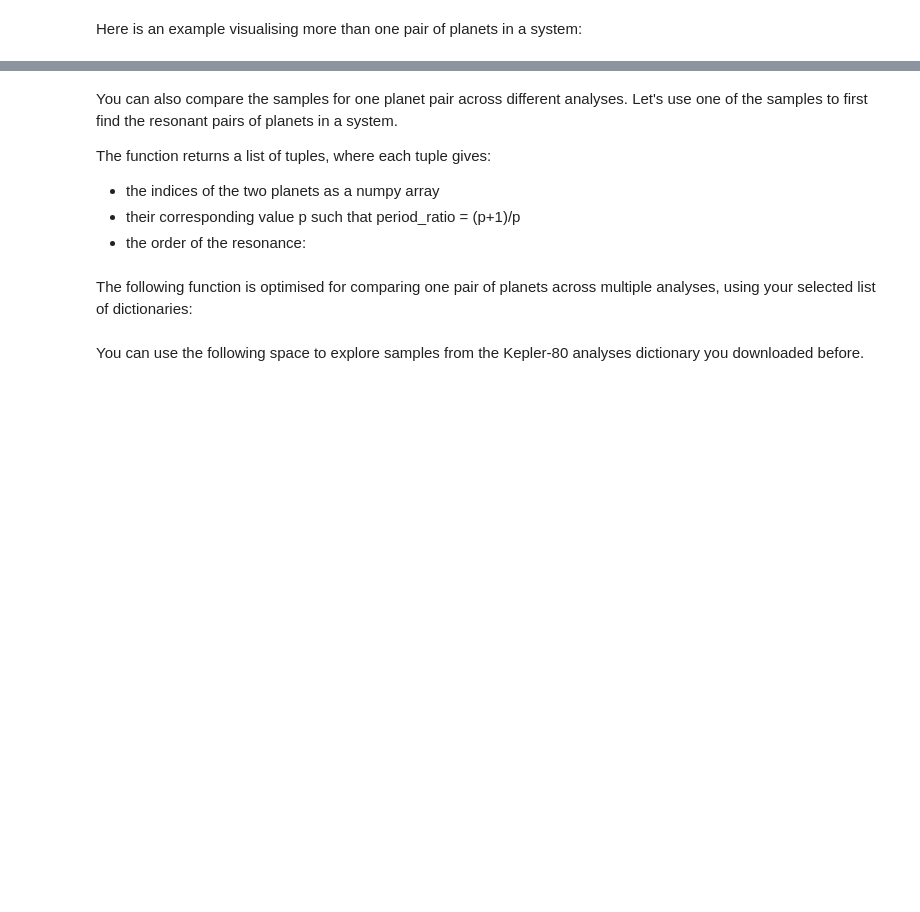
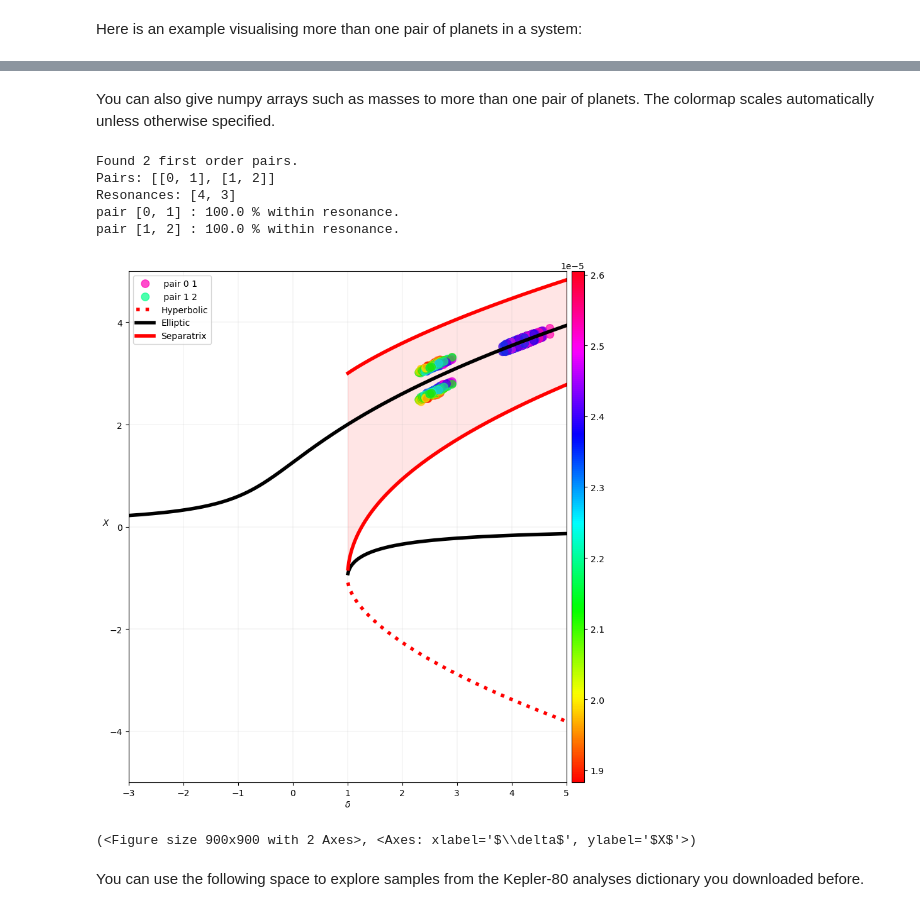
Before and after one commit to adleleu/resonantstate_nb, a Jupyter notebook: notebook_observations_updated.ipynb, the cells around one changed output, grey strips where cells are left out. Drawn from its saved outputs; the diff is of its cells as text; code cells hidden in the pictures; blank space fills up the shorter version.

```diff
--- a/notebook_observations_updated.ipynb
+++ b/notebook_observations_updated.ipynb
@@ -179,8 +311,0 @@ plot_ell2SFM(df_list3[4])
-# %% [markdown]
-You can also compare the samples for one planet pair across different analyses. Let's use one of the samples to first find the resonant pairs of planets in a system.
-
-The function returns a list of tuples, where each tuple gives:
-
-- the indices of the two planets as a numpy array
-- their corresponding value p such that period_ratio = (p+1)/p
-- the order of the resonance:
@@ -190,2 +311,0 @@ pairs_resonances
-# %% [markdown]
-The following function is optimised for comparing one pair of planets across multiple analyses, using your selected list of dictionaries:
@@ -195,2 +312,19 @@ plot_ell2SFM_comparison(df_list3, planet_pair=pair_resonance[0], resonance=pair_
+# %% [markdown]
+You can also give numpy arrays such as masses to more than one pair of planets. The colormap scales automatically unless otherwise specified.
+# %%
+samples3 = df_list3[2]['samples']
+
+total_mass1 = pd.Series.to_numpy(samples3['mass_planet_star_ratio_0'] + samples3['mass_planet_star_ratio_1'])
+total_mass2 = pd.Series.to_numpy(samples3['mass_planet_star_ratio_1'] + samples3['mass_planet_star_ratio_2'])
+
+plot_ell2SFM(samples3, colors=[total_mass1, total_mass2])
+# %% [output]
+Found 2 first order pairs.
+Pairs: [[0, 1], [1, 2]]
+Resonances: [4, 3]
+pair [0, 1] : 100.0 % within resonance.
+pair [1, 2] : 100.0 % within resonance.
+[figure, added]
+(<Figure size 900x900 with 2 Axes>, <Axes: xlabel='$\\delta$', ylabel='$X$'>)
 # %% [markdown]
 You can use the following space to explore samples from the Kepler-80 analyses dictionary you downloaded before.
```
Also changed, not shown: parts of 22 cells of this notebook.
